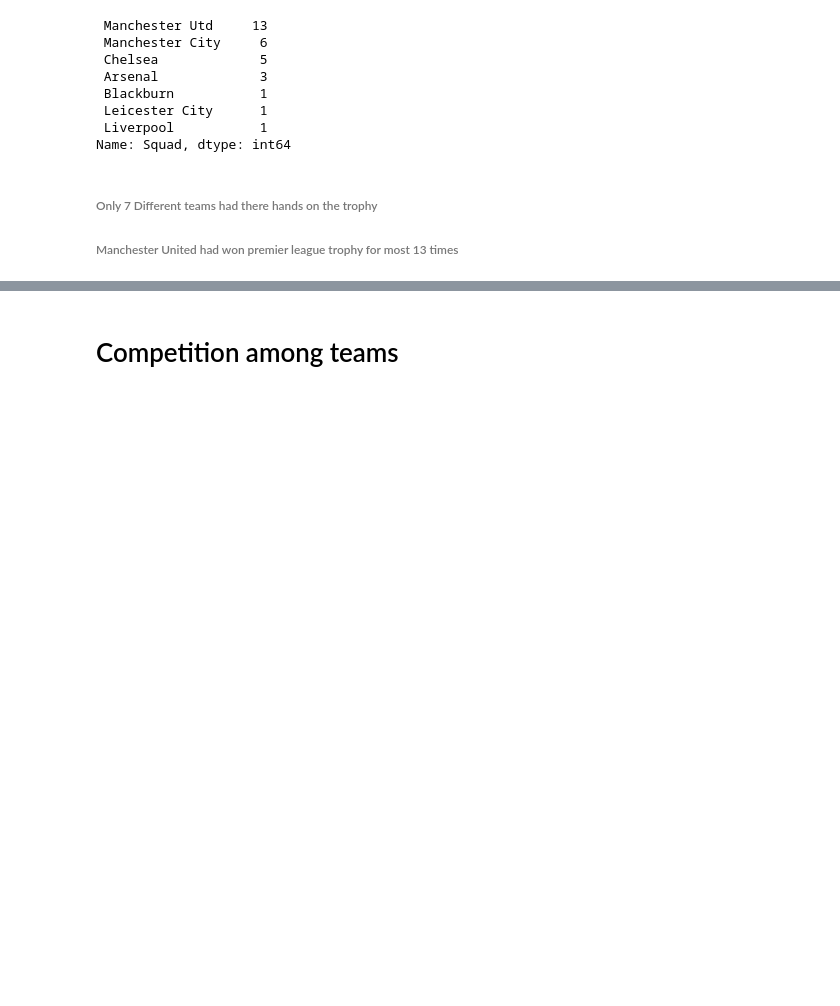
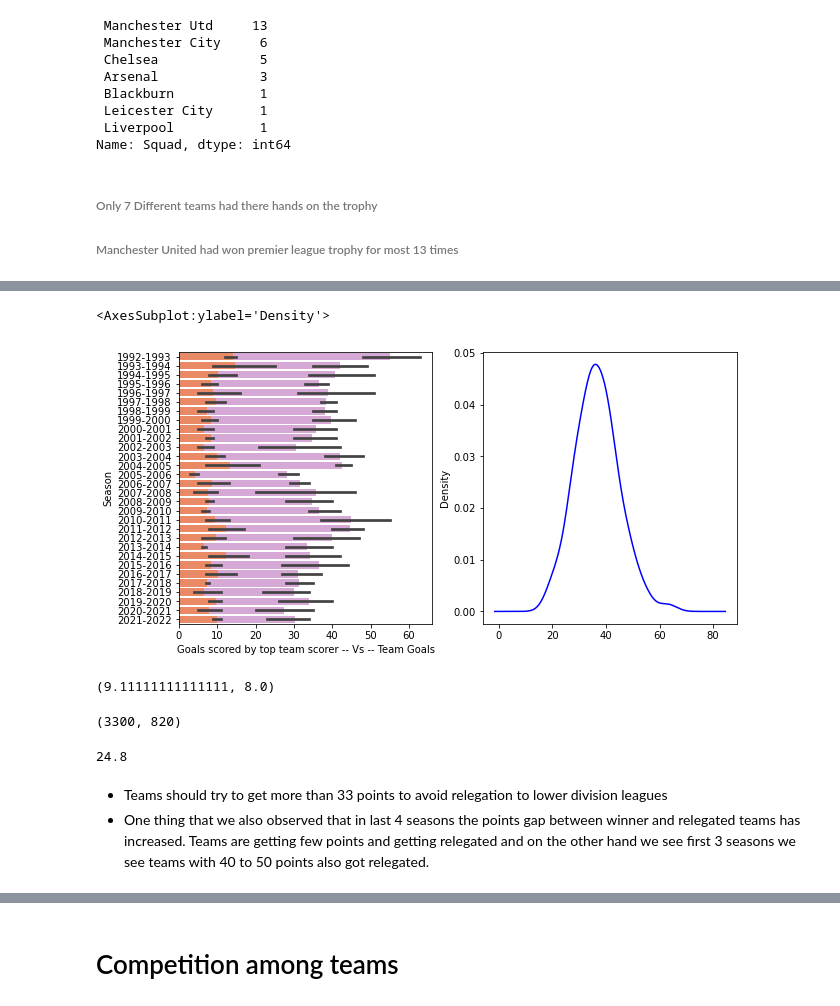
Before and after one commit to Aniket-Raikwar1/Premier_League_data_analysis, a Jupyter notebook: Analysing premier league seasons.ipynb, the cells around one changed output, grey strips where cells are left out. Saved outputs shown, nothing was run; the diff lists cells and outputs as text; code cells hidden in the pictures; blank space fills up the shorter version.

```diff
--- a/Analysing premier league seasons.ipynb
+++ b/Analysing premier league seasons.ipynb
@@ -517,0 +533,26 @@ Norwich City and West Brom are teams which relegated atleast 5 time in last 30 s
+# %%
+plt.figure(figsize=(10,5))
+plt.subplot(1,2,1)
+sns.barplot(data=relegated_teams,y='Season',x='GF',color='plum')
+sns.barplot(data=relegated_teams,y="Season",x="Goals scored by top team scorer",color='coral')
+plt.xlabel("Goals scored by top team scorer -- Vs -- Team Goals")
+plt.subplot(1,2,2)
+relegated_teams['GF'].plot(kind="kde",color='blue')
+# %% [output]
+<AxesSubplot:ylabel='Density'>
+[figure, added]
+# %%
+relegated_teams['Goals scored by top team scorer'].mean(),relegated_teams['Goals scored by top team scorer'].median()
+# %% [output]
+(9.11111111111111, 8.0)
+# %%
+relegated_teams['GF'].sum(),relegated_teams['Goals scored by top team scorer'].sum()
+# %% [output]
+(3300, 820)
+# %%
+round((820/3300)*100,1)
+# %% [output]
+24.8
+# %% [markdown]
+- Teams should try to get more than 33 points to avoid relegation to lower division leagues
+- One thing that we also observed that in last 4 seasons the points gap between winner and relegated teams has increased. Teams are getting few points and getting relegated and on the other hand we see first 3 seasons we see teams with 40 to 50 points also got relegated.
```
Also changed, not shown: parts of 86 cells of this notebook.
